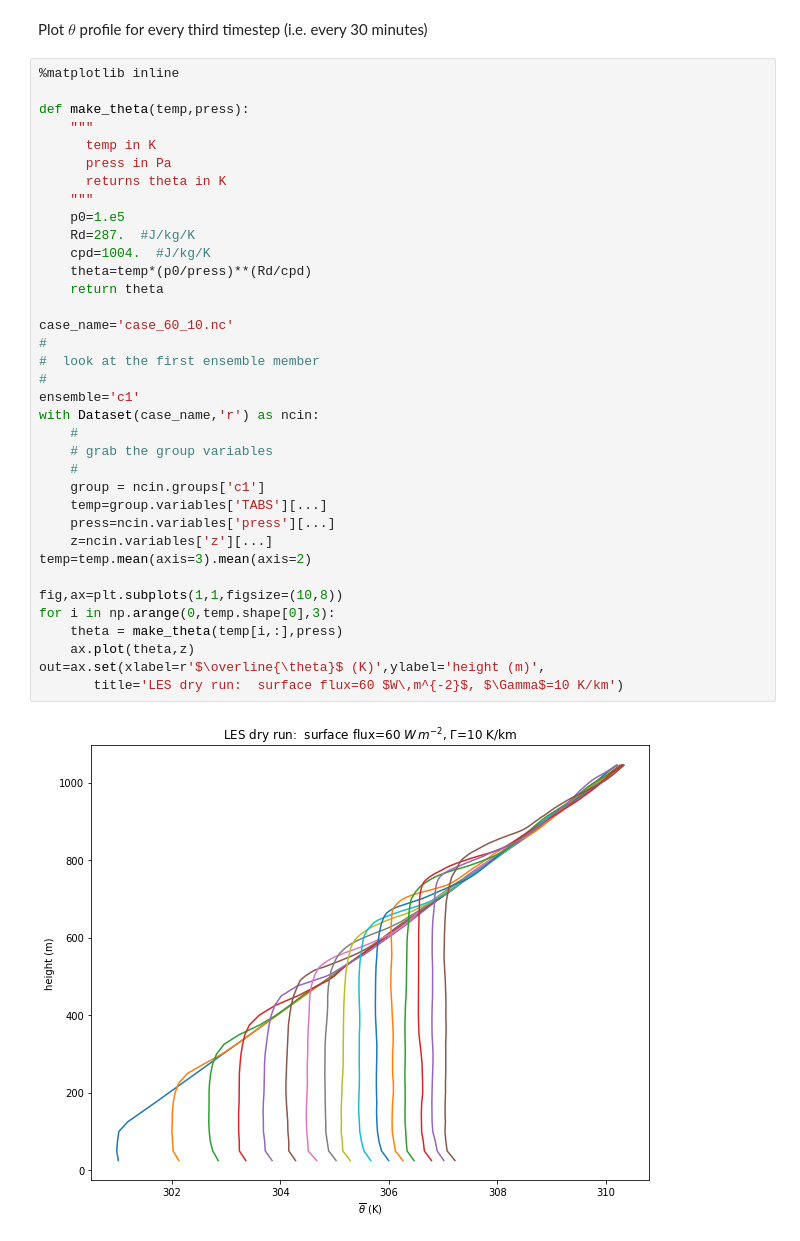
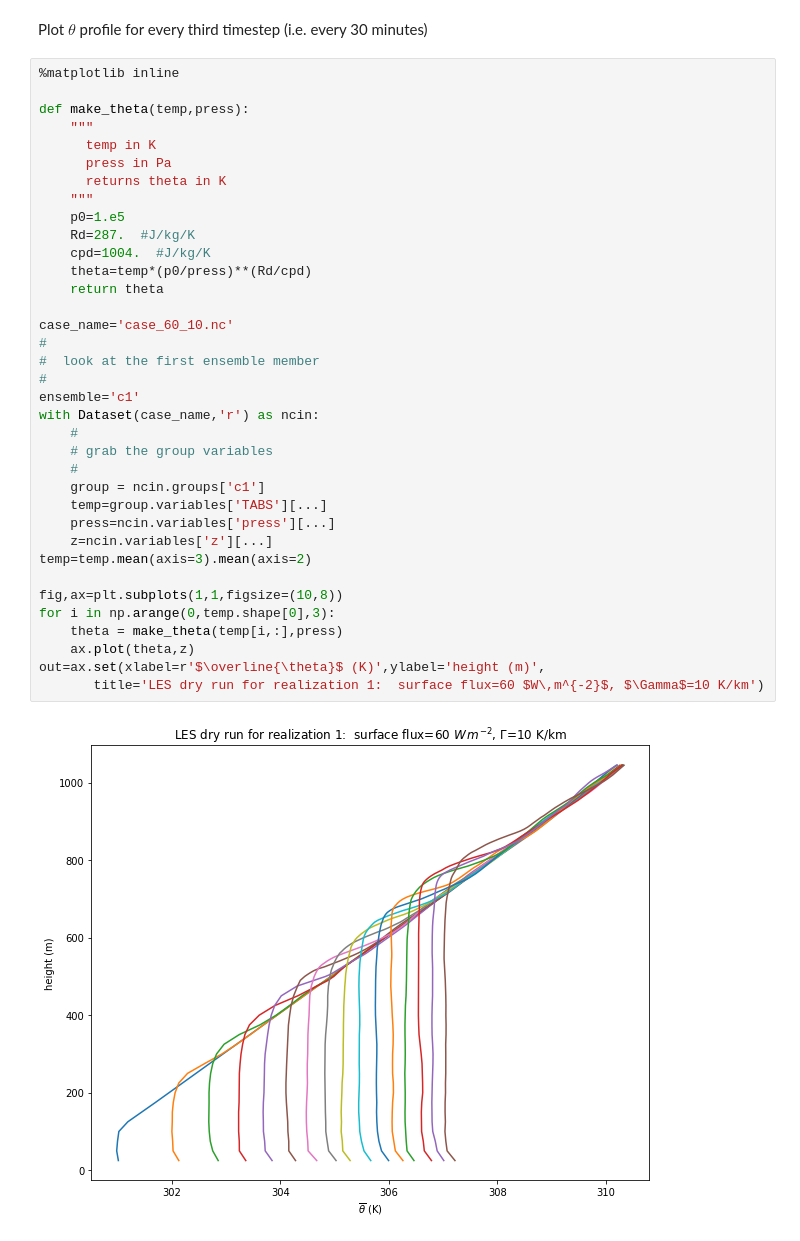
Before and after one commit to phaustin/atsc500, a Jupyter notebook: notebooks/dry_les.ipynb, the cells around one changed output. Saved outputs shown, nothing was run; the diff lists cells and outputs as text.

```diff
--- a/notebooks/dry_les.ipynb
+++ b/notebooks/dry_les.ipynb
@@ -76,32 +76,32 @@ def make_theta(temp,press):
       press in Pa
       returns theta in K
     """
     p0=1.e5
     Rd=287.  #J/kg/K
     cpd=1004.  #J/kg/K
     theta=temp*(p0/press)**(Rd/cpd)
     return theta
 
 case_name='case_60_10.nc'
 #
 #  look at the first ensemble member
 #
 ensemble='c1'
 with Dataset(case_name,'r') as ncin:
     #
     # grab the group variables
     #
     group = ncin.groups['c1']
     temp=group.variables['TABS'][...]
     press=ncin.variables['press'][...]
     z=ncin.variables['z'][...]
 temp=temp.mean(axis=3).mean(axis=2)
 
 fig,ax=plt.subplots(1,1,figsize=(10,8))
 for i in np.arange(0,temp.shape[0],3):
     theta = make_theta(temp[i,:],press)
     ax.plot(theta,z)
 out=ax.set(xlabel=r'$\overline{\theta}$ (K)',ylabel='height (m)',
-       title='LES dry run:  surface flux=60 $W\,m^{-2}$, $\Gamma$=10 K/km')
+       title='LES dry run for realization 1:  surface flux=60 $W\,m^{-2}$, $\Gamma$=10 K/km')
 # %% [output]
-[figure, old version]
+[figure, new version]
```
Also changed, not shown: parts of 2 cells of this notebook, 1 other file.
